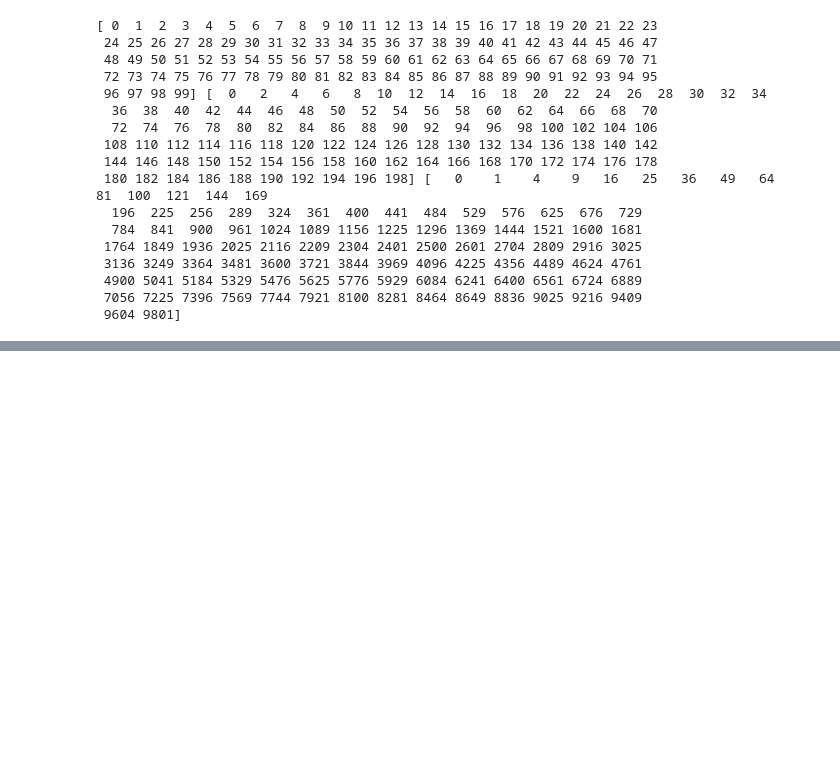
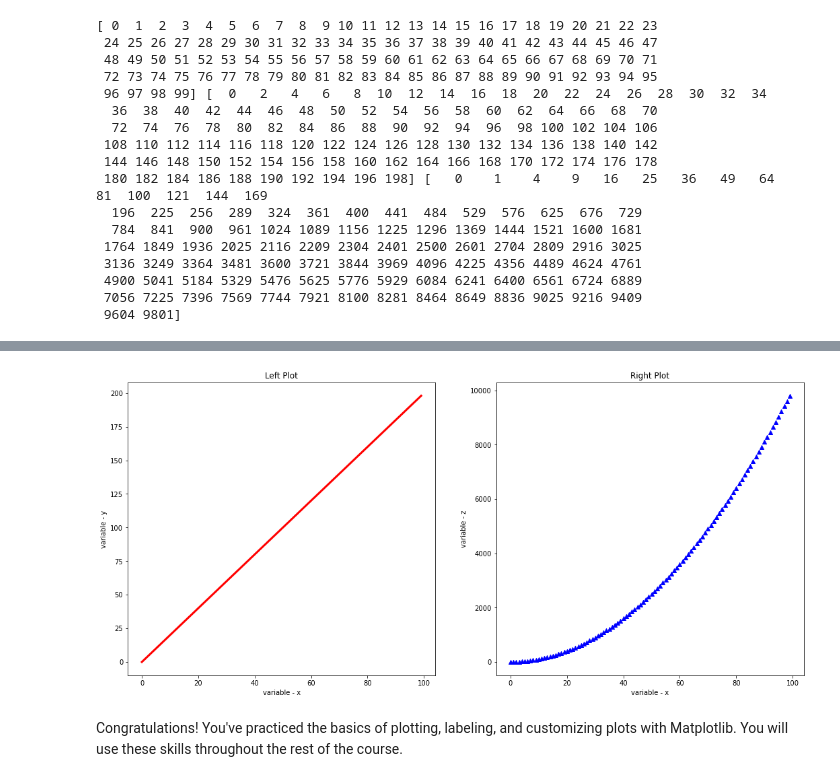
Before and after one commit to learn-co-curriculum/dsc-more-practice-with-matplotlib-lab, a Jupyter notebook: index.ipynb, the cells around one changed output, grey strips where cells are left out. Saved outputs shown, nothing was run; the diff lists cells and outputs as text; code cells hidden in the pictures; blank space fills up the shorter version.

```diff
--- a/index.ipynb
+++ b/index.ipynb
@@ -232,0 +212,18 @@ This lab focused on ensuring that you understand the basics plotting techniques
+# %%
+# __SOLUTION__
+new_figure, (ax1, ax2) = plt.subplots(figsize=(18,8), ncols=2)
+
+ax1.plot(x, y, color='red', linewidth=3, linestyle = '-')
+ax2.scatter(x, z, color='blue',  marker='^')
+
+ax1.set_xlabel('variable - x')
+ax1.set_ylabel('variable - y')
+ax1.set_title ('Left Plot')
+
+ax2.set_xlabel('variable - x')
+ax2.set_ylabel('variable - z')
+ax2.set_title ('Right Plot');
+# %% [output]
+[figure, added]
+# %% [markdown]
+Congratulations! You've practiced the basics of plotting, labeling, and customizing plots with Matplotlib. You will use these skills throughout the rest of the course.
```
Also changed, not shown: parts of 39 cells of this notebook, 11 other files.
